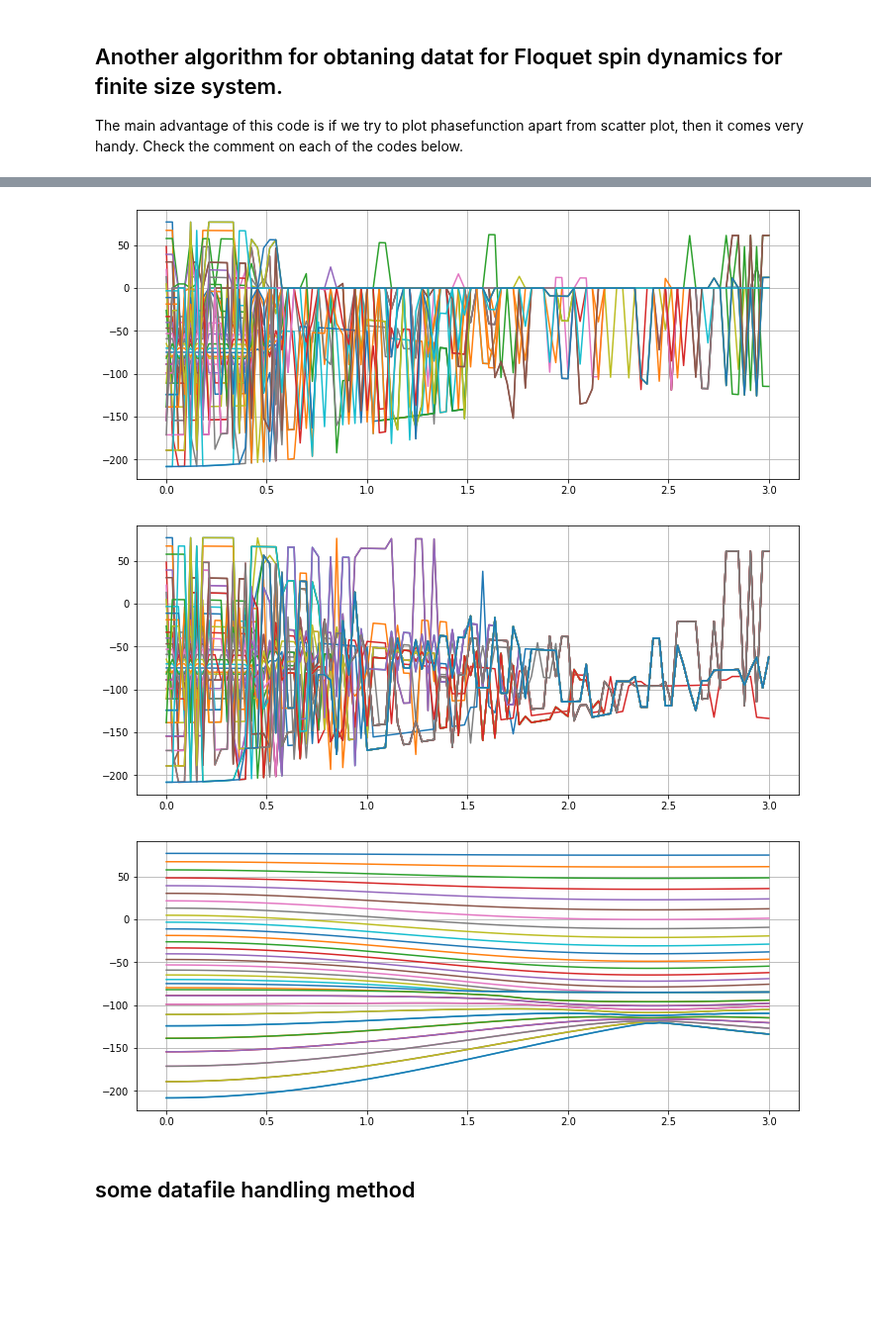
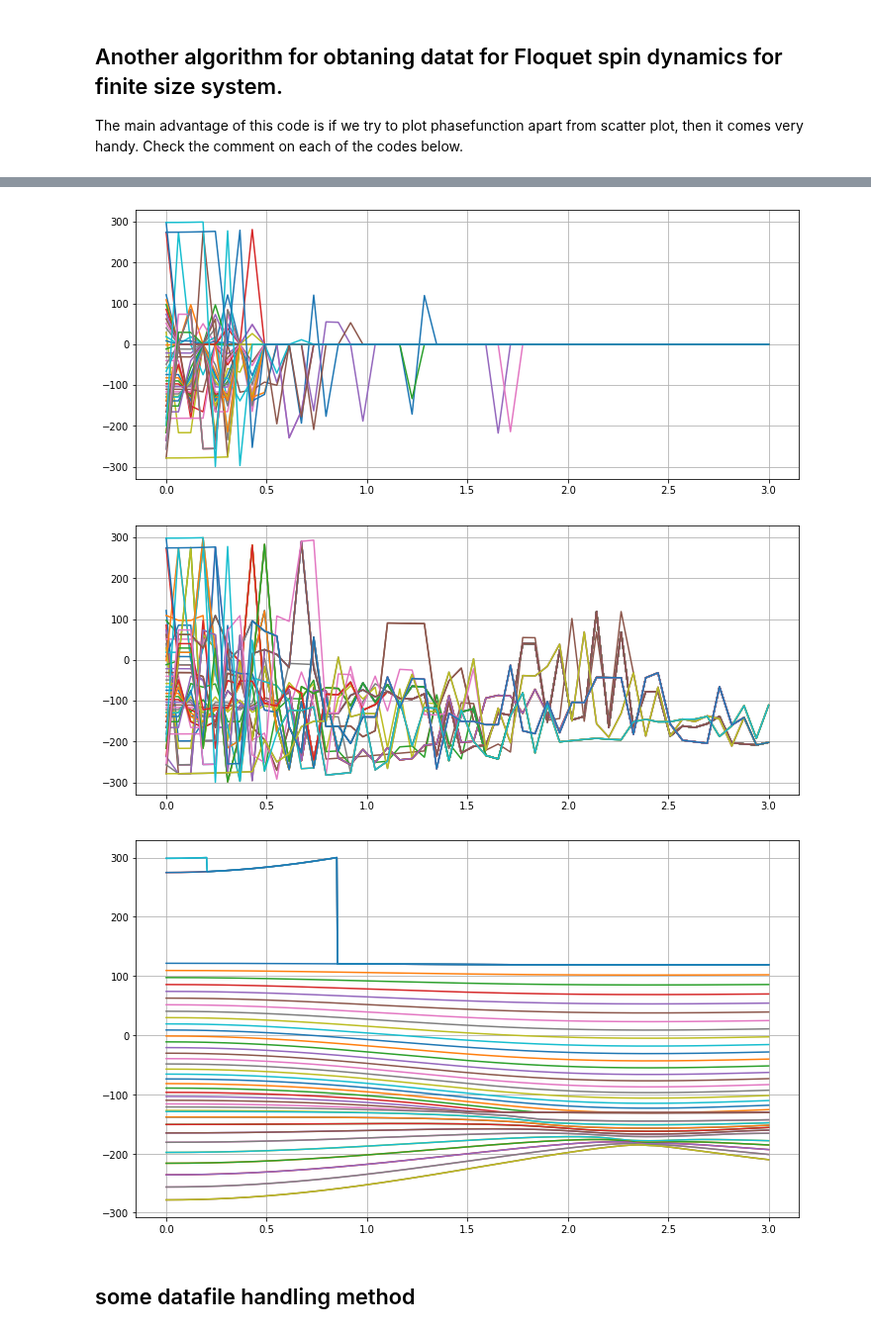
Before and after one commit to SuperStarCZ/floquet_theory, a Jupyter notebook: floquet_spin_dynamics.ipynb, the cells around one changed output, grey strips where cells are left out. Shown at 99% size. Saved outputs shown, nothing was run; the diff lists cells and outputs as text; code cells hidden in the pictures; blank space fills up the shorter version.

```diff
--- a/floquet_spin_dynamics.ipynb
+++ b/floquet_spin_dynamics.ipynb
@@ -190,14 +190,14 @@ start = time.time()
 # Bessel's root of first order
 # 2.40482555769577	5.52007811028631	8.65372791291101	11.7915344390142	14.9309177084877
 
-N = 40
+N = 50
 kacN = N
 h0 = 0.1
 omega = 600
 w = omega
 tsteps = 500
 
-hsteps = 100
+hsteps = 1000
 h1 = 1/(2. * kacN) * omega * 0.0
 h2 = 1/(2. * kacN) * omega * 3.
 hs = np.linspace(h1, h2, hsteps)
@@ -206,8 +206,10 @@ hpp = (np.ones((N+1,len(hs))) * hs).T
 psi = np.eye(N+1) + 1j * np.zeros((N+1,N+1))
 H1 = np.zeros((N+1,N+1))
 
-filename1 = 'mfd_fl_h_0-15p5_varies'+str(N)+'real.jpeg'
-
+plotname = 'mfd_fl_h_0-15p5_varies'+str(N)+'real.jpeg'
+h_file = 'h_data_N' +str(N) +'.txt'
+phase_file = 'phase_data_N' +str(N) +'.txt'
+evec_file = 'evec_data_N' +str(N) +'.txt'
 def delta_func(x,y):
         if ( x == y ):
             return 1.0
@@ -261,7 +263,7 @@ if __name__ == '__main__':
     plt.figure(figsize = (12,5))
     for xx in np.arange(len(hs)):
         plt.scatter(2 * hpp[xx] * kacN /w, phs_f[xx][0].real,\
-                    color = 'blue', marker='.', s = 0.5)
+                    color = 'blue', marker='.', s = 0.1)
     plt.title(title)
     plt.xlabel("2h kacN/omega")
     plt.ylabel("phase function")
@@ -313,7 +323,7 @@ for j in range(N+1):
 plt.grid()
 plt.show()
 # %% [output]
-[figure, old version]
+[figure, new version]
 # %%
 # Here I have tried to go according to  maximum star product between two states
 
@@ -341,33 +351,33 @@ for j in range(N+1):
 plt.grid()
 plt.show()
 # %% [output]
-[figure, old version]
+[figure, new version]
 # %%
 # Here I have tried to use nearest valued phasefunction
 
 import matplotlib.pyplot as plt
-plt.figure(figsize = (12,5))
+plt.figure(figsize = (12,7))
 def find_nearest(a, a0):
     "Element in nd array `a` closest to the scalar value `a0`"
     idx = np.abs(a - a0).argmin()
     return a.flat[idx]
 
 prob = np.zeros(N+1)
 for j in range(N+1):
     hh = np.zeros(hsteps)
     ph = np.zeros(hsteps)
     hh[0] = data1[0][0]
     ph[0] = data1[0][1][j]
     prev_ph = data1[0][1][j]
     for i in range(1,hsteps):
         hh[i] = data1[i][0]
         ph[i] = find_nearest(data[i][1],np.array([prev_ph]))
         prev_ph = ph[i]
     plt.plot(2 * hh * kacN/omega ,ph)
 plt.grid()
 plt.show()
 # %% [output]
-[figure, old version]
+[figure, new version]
 # %% [markdown]
 ## some datafile handling method
 # %%
```
Also changed, not shown: parts of 3 cells of this notebook.
